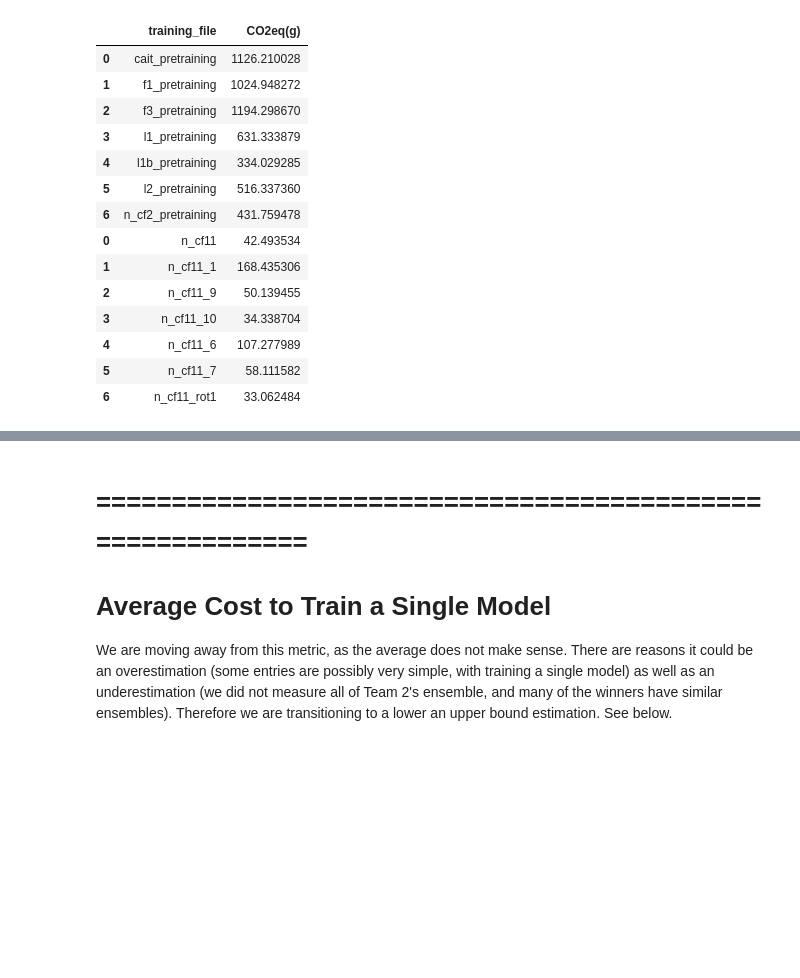
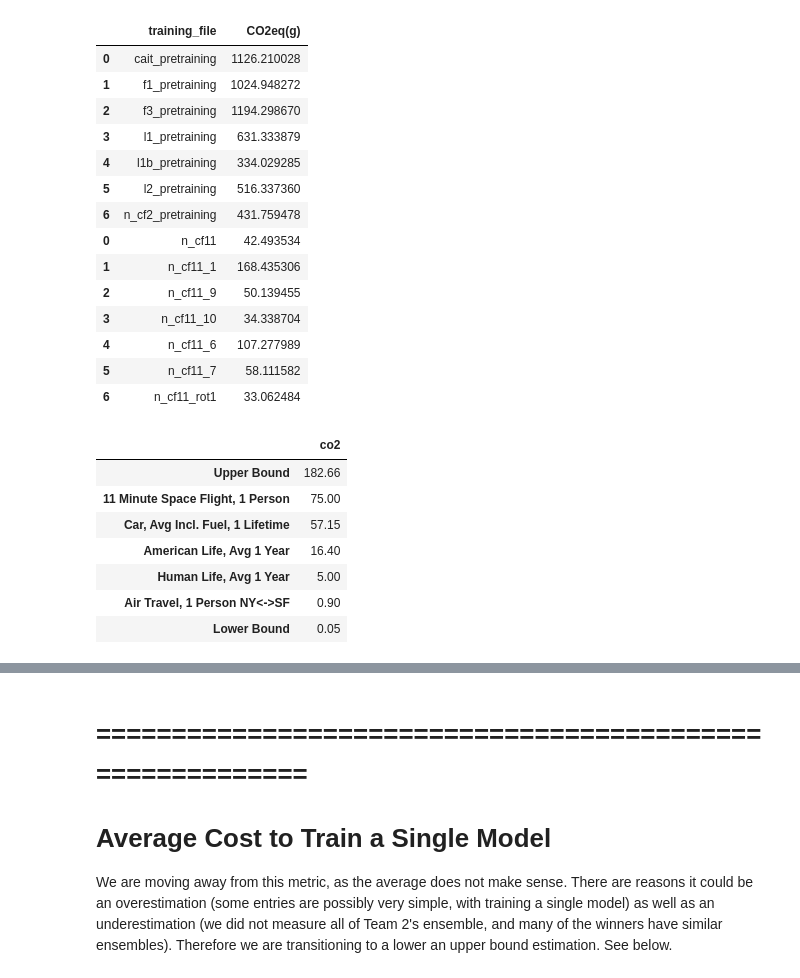
Before and after one commit to Xannadoo/carbon-cost-kaggle, a Jupyter notebook: carbonFootprintResults.ipynb, the cells around one changed output, grey strips where cells are left out. Drawn from its saved outputs; the diff is of its cells as text; code cells hidden in the pictures; blank space fills up the shorter version.

```diff
--- a/carbonFootprintResults.ipynb
+++ b/carbonFootprintResults.ipynb
@@ -263,3 +263,22 @@ display(pd.concat([ptrain_full, train_full])[["training_file","CO2eq(g)"]])
 | 4 | n_cf11_6 | 107.277989 |
 | 5 | n_cf11_7 | 58.111582 |
 | 6 | n_cf11_rot1 | 33.062484 |
+# %%
+import matplotlib.pyplot as plt
+labels = ["Lower Bound", "Upper Bound",
+          "Air Travel, 1 Person NY<->SF", "Human Life, Avg 1 Year",
+          "American Life, Avg 1 Year", "Car, Avg Incl. Fuel, 1 Lifetime", "11 Minute Space Flight, 1 Person"]
+values = [0.05, 182.66, 0.90, 5.00, 16.40, 57.15, 75.00]
+df = pd.DataFrame(values, labels, columns=["co2"])
+#df["co2"] = df["co2"].round(2)
+df = df.sort_values("co2",ascending=False)
+df
+# %% [output]
+|  | co2 |
+| Upper Bound | 182.66 |
+| 11 Minute Space Flight, 1 Person | 75.00 |
+| Car, Avg Incl. Fuel, 1 Lifetime | 57.15 |
+| American Life, Avg 1 Year | 16.40 |
+| Human Life, Avg 1 Year | 5.00 |
+| Air Travel, 1 Person NY<->SF | 0.90 |
+| Lower Bound | 0.05 |
```
Also changed, not shown: parts of 1 cell of this notebook, 1 other file.
